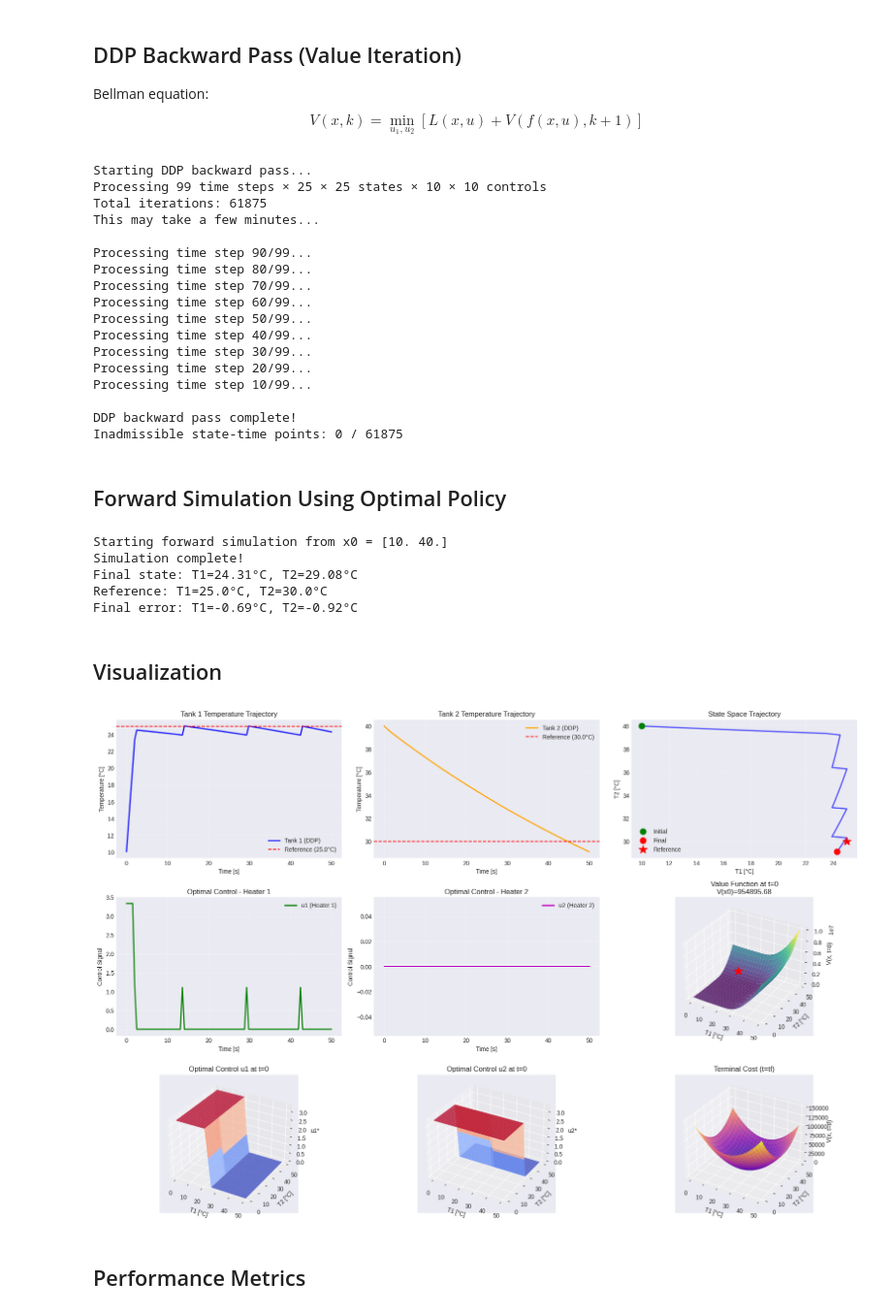
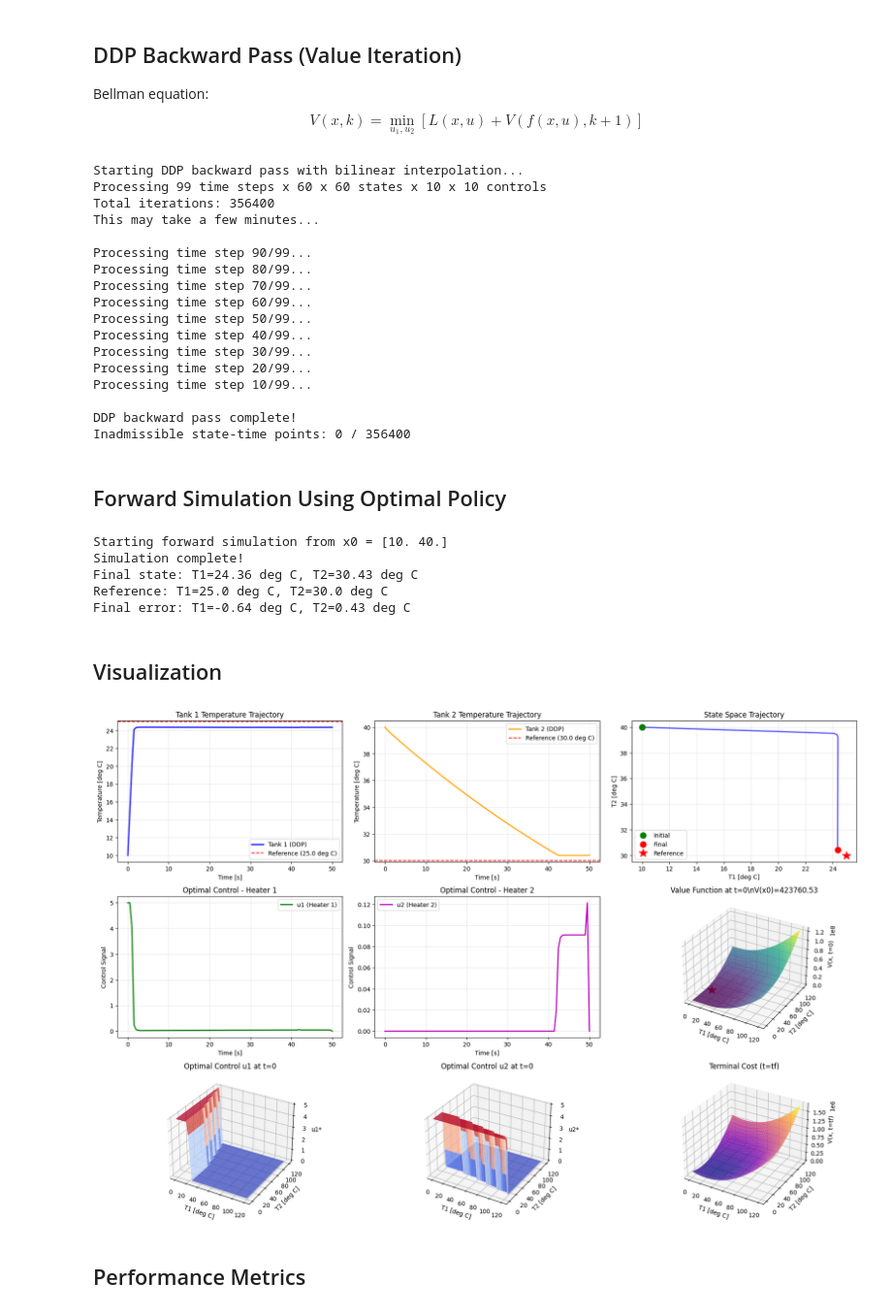
Before and after one commit to lmartim4/RO01, a Jupyter notebook: Cours5/lucas_de-oliveira-martim-5-02.ipynb, the cells around one changed output. Shown at 97% size. Saved outputs shown, nothing was run; the diff lists cells and outputs as text; code cells hidden in the pictures.

```diff
--- a/Cours5/lucas_de-oliveira-martim-5-02.ipynb
+++ b/Cours5/lucas_de-oliveira-martim-5-02.ipynb
@@ -148,8 +197,8 @@ Terminal cost V[:,:,99] set based on reference state
 Bellman equation:
 $$V(x, k) = \min_{u_1, u_2} \left[ L(x, u) + V(f(x, u), k+1) \right]$$
 # %%
-print("Starting DDP backward pass...")
-print(f"Processing {N-1} time steps × {T2_grid.size} × {T1_grid.size} states × {U1.size} × {U2.size} controls")
+print("Starting DDP backward pass with bilinear interpolation...")
+print(f"Processing {N-1} time steps x {T2_grid.size} x {T1_grid.size} states x {U1.size} x {U2.size} controls")
 print(f"Total iterations: {(N-1) * T2_grid.size * T1_grid.size}")
 print("This may take a few minutes...\n")
 
@@ -186,12 +235,11 @@ for k in range(N-1, depth, -1):
                     if (T1_next >= T1_min and T1_next <= T1_max and
                         T2_next >= T2_min and T2_next <= T2_max):
 
-                        # Find nearest grid indices (nearest-neighbor interpolation)
-                        i_T1_next = lookup(T1_grid, T1_next)[0]
-                        i_T2_next = lookup(T2_grid, T2_next)[0]
+                        # Use bilinear interpolation to get future cost
+                        V_next = bilinear_interp(T1_grid, T2_grid, V[:, :, k], T1_next, T2_next)
 
                         # Bellman equation: total cost = instant cost + future cost
-                        total_cost = L + V[i_T2_next, i_T1_next, k]
+                        total_cost = L + V_next
 
                         # Update if this is better
                         if total_cost < min_cost:
@@ -213,9 +261,9 @@ for k in range(N-1, depth, -1):
 print(f"\nDDP backward pass complete!")
 print(f"Inadmissible state-time points: {inadmissible_count} / {(N-1) * T2_grid.size * T1_grid.size}")
 # %% [output]
-Starting DDP backward pass...
-Processing 99 time steps × 25 × 25 states × 10 × 10 controls
-Total iterations: 61875
+Starting DDP backward pass with bilinear interpolation...
+Processing 99 time steps x 60 x 60 states x 10 x 10 controls
+Total iterations: 356400
 This may take a few minutes...
 
 Processing time step 90/99...
@@ -229,7 +277,7 @@ Processing time step 20/99...
 Processing time step 10/99...
 
 DDP backward pass complete!
-Inadmissible state-time points: 0 / 61875
+Inadmissible state-time points: 0 / 356400
 # %% [markdown]
 ## Forward Simulation Using Optimal Policy
 # %%
@@ -248,28 +296,24 @@ for k in range(N-1):
         print(f"Stopped at k={k}/{N}: state [{x[k,0]:.2f}, {x[k,1]:.2f}] out of bounds")
         break
 
-    # Find nearest grid indices
-    i_T1 = lookup(T1_grid, x[k, 0])[0]
-    i_T2 = lookup(T2_grid, x[k, 1])[0]
-
-    # Get optimal control
-    u1_sim[k] = u1_opt[i_T2, i_T1, k]
-    u2_sim[k] = u2_opt[i_T2, i_T1, k]
+    # Get optimal control using bilinear interpolation of control policy
+    u1_sim[k] = bilinear_interp(T1_grid, T2_grid, u1_opt[:, :, k], x[k, 0], x[k, 1])
+    u2_sim[k] = bilinear_interp(T1_grid, T2_grid, u2_opt[:, :, k], x[k, 0], x[k, 1])
 
     # Propagate dynamics
     x[k+1, 0] = x[k, 0] + (-a1 * x[k, 0] + b1 * x[k, 1] + h1 * u1_sim[k]) * dt
     x[k+1, 1] = x[k, 1] + (b2 * x[k, 0] - a2 * x[k, 1] + h2 * u2_sim[k]) * dt
 
 print(f"Simulation complete!")
-print(f"Final state: T1={x[-1,0]:.2f}°C, T2={x[-1,1]:.2f}°C")
-print(f"Reference: T1={x_ref[0]}°C, T2={x_ref[1]}°C")
-print(f"Final error: T1={x[-1,0]-x_ref[0]:.2f}°C, T2={x[-1,1]-x_ref[1]:.2f}°C")
+print(f"Final state: T1={x[-1,0]:.2f} deg C, T2={x[-1,1]:.2f} deg C")
+print(f"Reference: T1={x_ref[0]} deg C, T2={x_ref[1]} deg C")
+print(f"Final error: T1={x[-1,0]-x_ref[0]:.2f} deg C, T2={x[-1,1]-x_ref[1]:.2f} deg C")
 # %% [output]
 Starting forward simulation from x0 = [10. 40.]
 Simulation complete!
-Final state: T1=24.31°C, T2=29.08°C
-Reference: T1=25.0°C, T2=30.0°C
-Final error: T1=-0.69°C, T2=-0.92°C
+Final state: T1=24.36 deg C, T2=30.43 deg C
+Reference: T1=25.0 deg C, T2=30.0 deg C
+Final error: T1=-0.64 deg C, T2=0.43 deg C
 # %% [markdown]
 ## Visualization
 # %%
@@ -279,18 +323,18 @@ fig = plt.figure(figsize=(18, 12))
 # State trajectories
 ax1 = plt.subplot(3, 3, 1)
 ax1.plot(T, x[:, 0], 'b-', linewidth=2, label='Tank 1 (DDP)')
-ax1.axhline(y=x_ref[0], color='red', linestyle='--', label=f'Reference ({x_ref[0]}°C)')
+ax1.axhline(y=x_ref[0], color='red', linestyle='--', label=f'Reference ({x_ref[0]} deg C)')
 ax1.set_xlabel('Time [s]')
-ax1.set_ylabel('Temperature [°C]')
+ax1.set_ylabel('Temperature [deg C]')
 ax1.set_title('Tank 1 Temperature Trajectory')
 ax1.legend()
 ax1.grid(True, alpha=0.3)
 
 ax2 = plt.subplot(3, 3, 2)
 ax2.plot(T, x[:, 1], 'orange', linewidth=2, label='Tank 2 (DDP)')
-ax2.axhline(y=x_ref[1], color='red', linestyle='--', label=f'Reference ({x_ref[1]}°C)')
+ax2.axhline(y=x_ref[1], color='red', linestyle='--', label=f'Reference ({x_ref[1]} deg C)')
 ax2.set_xlabel('Time [s]')
-ax2.set_ylabel('Temperature [°C]')
+ax2.set_ylabel('Temperature [deg C]')
 ax2.set_title('Tank 2 Temperature Trajectory')
 ax2.legend()
 ax2.grid(True, alpha=0.3)
@@ -318,8 +362,8 @@ ax5.plot(x[:, 0], x[:, 1], 'b-', linewidth=2, alpha=0.7)
 ax5.plot(x[0, 0], x[0, 1], 'go', markersize=10, label='Initial')
 ax5.plot(x[-1, 0], x[-1, 1], 'ro', markersize=10, label='Final')
 ax5.plot(x_ref[0], x_ref[1], 'r*', markersize=15, label='Reference')
-ax5.set_xlabel('T1 [°C]')
-ax5.set_ylabel('T2 [°C]')
+ax5.set_xlabel('T1 [deg C]')
+ax5.set_ylabel('T2 [deg C]')
 ax5.set_title('State Space Trajectory')
 ax5.legend()
 ax5.grid(True, alpha=0.3)
@@ -328,42 +372,42 @@ ax5.grid(True, alpha=0.3)
 ax6 = plt.subplot(3, 3, 6, projection='3d')
 ax6.plot_surface(T1, T2, V[:, :, 0], cmap='viridis', alpha=0.8)
 # Mark initial state value
 i_x0_T1 = lookup(T1_grid, x0[0])[0]
 i_x0_T2 = lookup(T2_grid, x0[1])[0]
 V_x0 = V[i_x0_T2, i_x0_T1, 0]
 ax6.plot([x0[0]], [x0[1]], [V_x0], 'r*', markersize=15)
-ax6.set_xlabel('T1 [°C]')
-ax6.set_ylabel('T2 [°C]')
+ax6.set_xlabel('T1 [deg C]')
+ax6.set_ylabel('T2 [deg C]')
 ax6.set_zlabel('V(x, t=0)')
-ax6.set_title(f'Value Function at t=0\nV(x0)={V_x0:.2f}')
+ax6.set_title(f'Value Function at t=0\\nV(x0)={V_x0:.2f}')
 
 # Value function at terminal time
 ax7 = plt.subplot(3, 3, 9, projection='3d')
 ax7.plot_surface(T1, T2, V[:, :, N-1], cmap='plasma', alpha=0.8)
-ax7.set_xlabel('T1 [°C]')
-ax7.set_ylabel('T2 [°C]')
+ax7.set_xlabel('T1 [deg C]')
+ax7.set_ylabel('T2 [deg C]')
 ax7.set_zlabel('V(x, t=tf)')
 ax7.set_title('Terminal Cost (t=tf)')
 
 # Optimal control policy u1 at t=0
 ax8 = plt.subplot(3, 3, 7, projection='3d')
 ax8.plot_surface(T1, T2, u1_opt[:, :, 0], cmap='coolwarm', alpha=0.8)
-ax8.set_xlabel('T1 [°C]')
-ax8.set_ylabel('T2 [°C]')
+ax8.set_xlabel('T1 [deg C]')
+ax8.set_ylabel('T2 [deg C]')
 ax8.set_zlabel('u1*')
 ax8.set_title('Optimal Control u1 at t=0')
 
 # Optimal control policy u2 at t=0
 ax9 = plt.subplot(3, 3, 8, projection='3d')
 ax9.plot_surface(T1, T2, u2_opt[:, :, 0], cmap='coolwarm', alpha=0.8)
-ax9.set_xlabel('T1 [°C]')
-ax9.set_ylabel('T2 [°C]')
+ax9.set_xlabel('T1 [deg C]')
+ax9.set_ylabel('T2 [deg C]')
 ax9.set_zlabel('u2*')
 ax9.set_title('Optimal Control u2 at t=0')
 
 plt.tight_layout()
 plt.show()
 # %% [output]
-[figure, old version]
+[figure, new version]
 # %% [markdown]
 ## Performance Metrics
```
Also changed, not shown: parts of 7 cells of this notebook, 2 other files.
